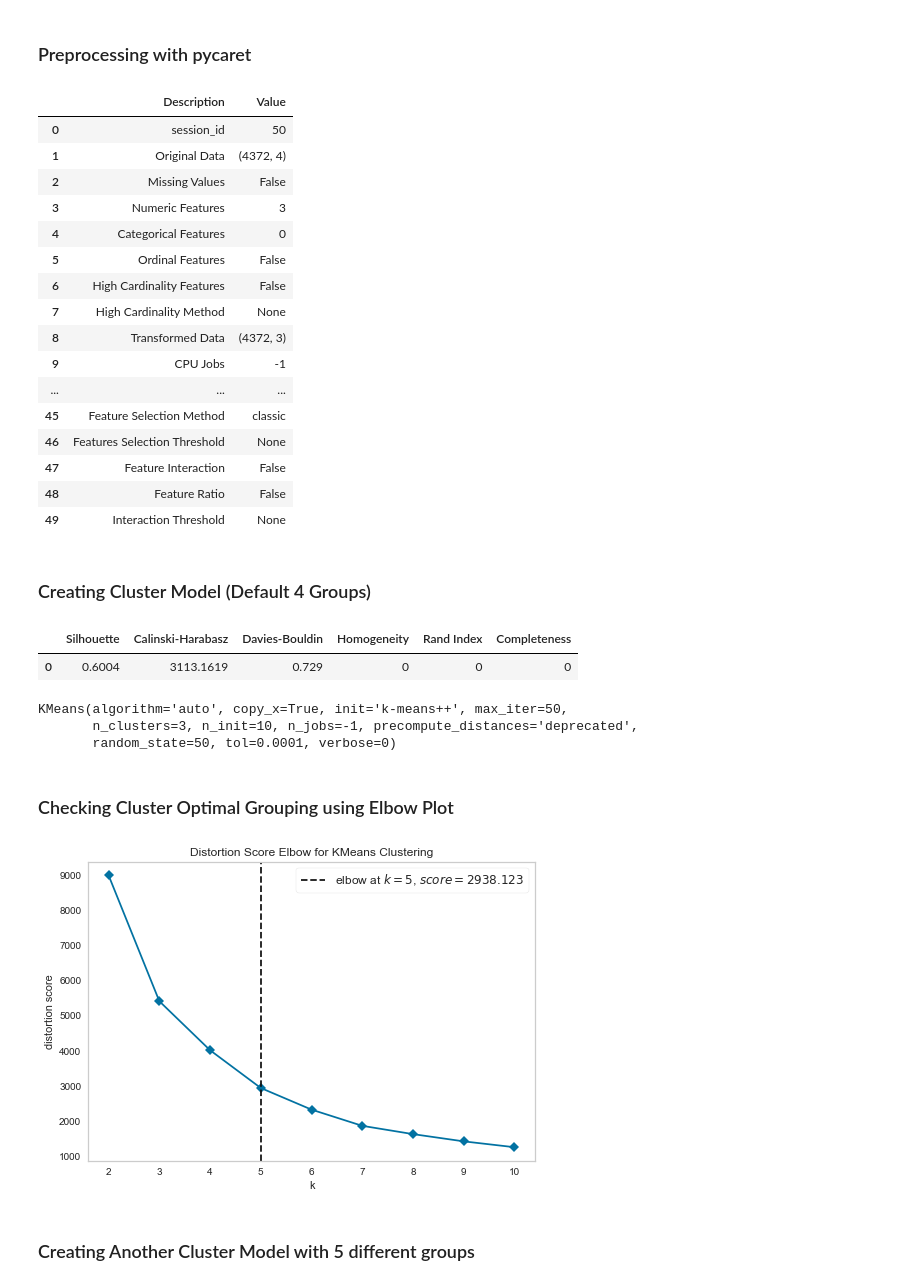
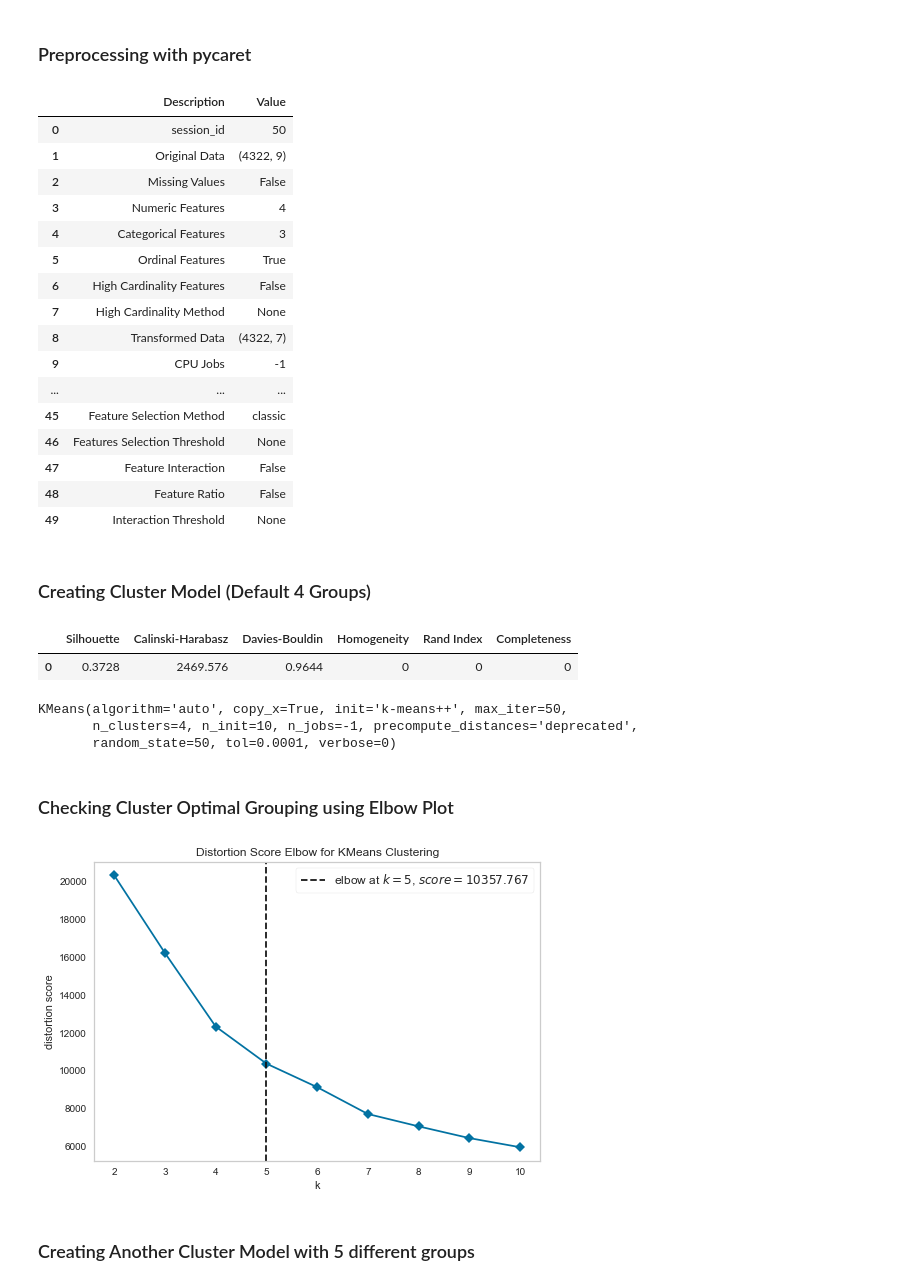
Before and after one commit to ELSady/Online-Retail-Customer-RFM-Analysis, a Jupyter notebook: Online Retail Customer RFM Analysis .ipynb, the cells around one changed output. Saved outputs shown, nothing was run; the diff lists cells and outputs as text; code cells hidden in the pictures.

```diff
--- a/Online Retail Customer RFM Analysis .ipynb
+++ b/Online Retail Customer RFM Analysis .ipynb
@@ -419,18 +566,19 @@ RFM.corr().style.format("{:.4}").background_gradient(cmap=plt.get_cmap('viridis'
 # %%
 # Preprocessing
 grid = setup(data=RFM, session_id= 50, normalize = True, normalize_method = 'zscore', ignore_low_variance = True,
-            ignore_features = ['CustomerID'])
+            ignore_features = ['CustomerID','RFM Segment'],ordinal_features = {'R Score' : ['1','2','3','4'],
+             'F Score' : ['1','2','3','4'], 'M Score' : ['1','2','3','4']})
 # %% [output]
 |  | Description | Value |
 | 0 | session_id | 50 |
-| 1 | Original Data | (4372, 4) |
+| 1 | Original Data | (4322, 9) |
 | 2 | Missing Values | False |
-| 3 | Numeric Features | 3 |
-| 4 | Categorical Features | 0 |
-| 5 | Ordinal Features | False |
+| 3 | Numeric Features | 4 |
+| 4 | Categorical Features | 3 |
+| 5 | Ordinal Features | True |
 | 6 | High Cardinality Features | False |
 | 7 | High Cardinality Method | None |
-| 8 | Transformed Data | (4372, 3) |
+| 8 | Transformed Data | (4322, 7) |
 | 9 | CPU Jobs | -1 |
 | ... | ... | ... |
 | 45 | Feature Selection Method | classic |
@@ -441,22 +589,22 @@ grid = setup(data=RFM, session_id= 50, normalize = True, normalize_method = 'zsc
 # %% [markdown]
 ### Creating Cluster Model (Default 4 Groups)
 # %%
-kmeans3 = create_model('kmeans', num_clusters=3, max_iter=50)
+kmeans4 = create_model('kmeans', num_clusters=4, max_iter=50)
 # %% [output]
 |  | Silhouette | Calinski-Harabasz | Davies-Bouldin | Homogeneity | Rand Index | Completeness |
-| 0 | 0.6004 | 3113.1619 | 0.729 | 0 | 0 | 0 |
+| 0 | 0.3728 | 2469.576 | 0.9644 | 0 | 0 | 0 |
 # %%
-print(kmeans3)
+print(kmeans4)
 # %% [output]
 KMeans(algorithm='auto', copy_x=True, init='k-means++', max_iter=50,
-       n_clusters=3, n_init=10, n_jobs=-1, precompute_distances='deprecated',
+       n_clusters=4, n_init=10, n_jobs=-1, precompute_distances='deprecated',
        random_state=50, tol=0.0001, verbose=0)
 # %% [markdown]
 ### Checking Cluster Optimal Grouping using Elbow Plot
 # %%
-plot_model(kmeans3, plot = 'elbow')
+plot_model(kmeans4, plot = 'elbow')
 # %% [output]
-[figure, old version]
+[figure, new version]
 # %% [markdown]
 ### Creating Another Cluster Model with 5 different groups
 # %%
```
Also changed, not shown: parts of 33 cells of this notebook.
